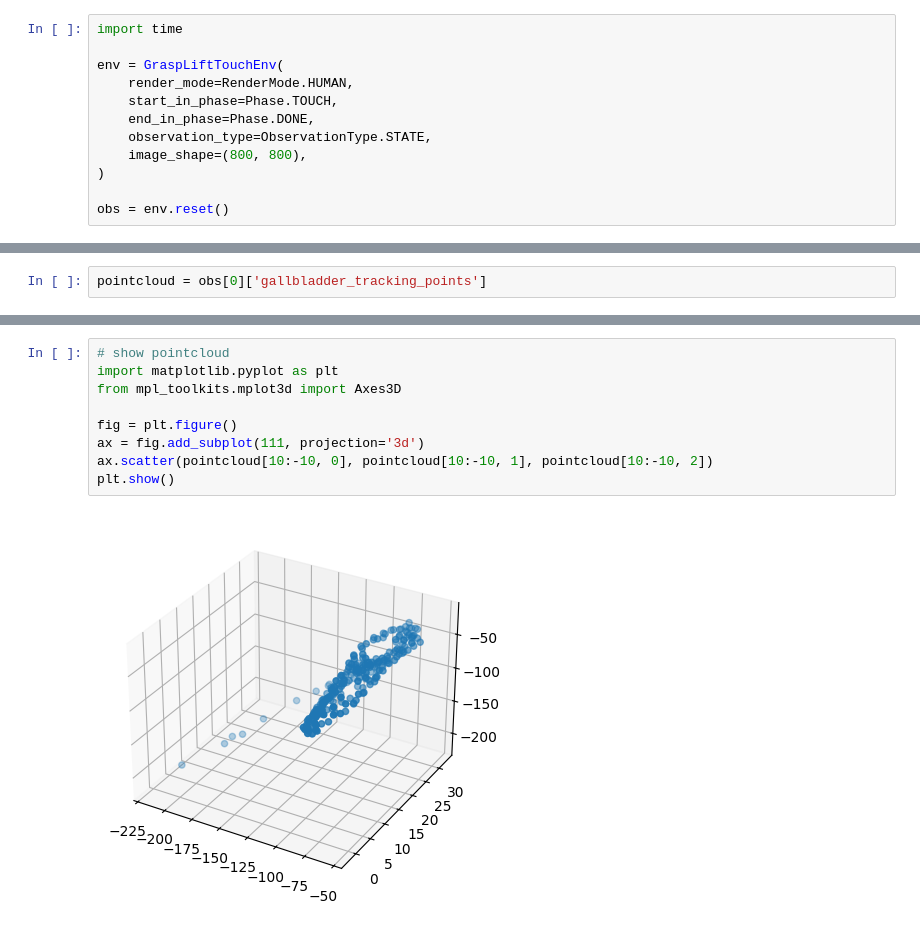
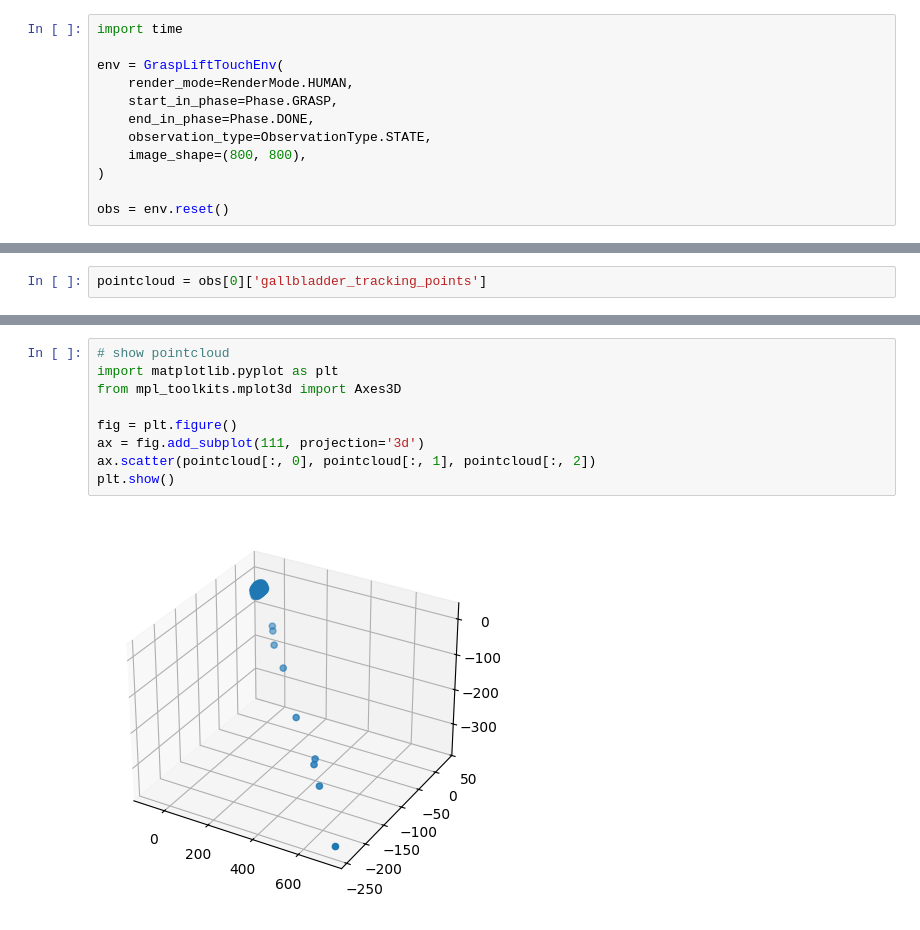
Before and after one commit to flaccagora/RoboSurgery, a Jupyter notebook: sofa/grasp_lift_touch/test.ipynb, the cells around one changed output, grey strips where cells are left out. Cells and saved outputs as stored; diff of their text form.

```diff
--- a/sofa/grasp_lift_touch/test.ipynb
+++ b/sofa/grasp_lift_touch/test.ipynb
@@ -853,7 +15,7 @@ import time
 
 env = GraspLiftTouchEnv(
     render_mode=RenderMode.HUMAN,
-    start_in_phase=Phase.TOUCH,
+    start_in_phase=Phase.GRASP,
     end_in_phase=Phase.DONE,
     observation_type=ObservationType.STATE,
     image_shape=(800, 800),
@@ -903,11 +71,11 @@ plt.show()
 # %%
 # show pointcloud
 import matplotlib.pyplot as plt
 from mpl_toolkits.mplot3d import Axes3D
 
 fig = plt.figure()
 ax = fig.add_subplot(111, projection='3d')
-ax.scatter(pointcloud[10:-10, 0], pointcloud[10:-10, 1], pointcloud[10:-10, 2])
+ax.scatter(pointcloud[:, 0], pointcloud[:, 1], pointcloud[:, 2])
 plt.show()
 # %% [output]
-[figure, old version]
+[figure, new version]
```
Also changed, not shown: parts of 6 cells of this notebook, 24 other files.
